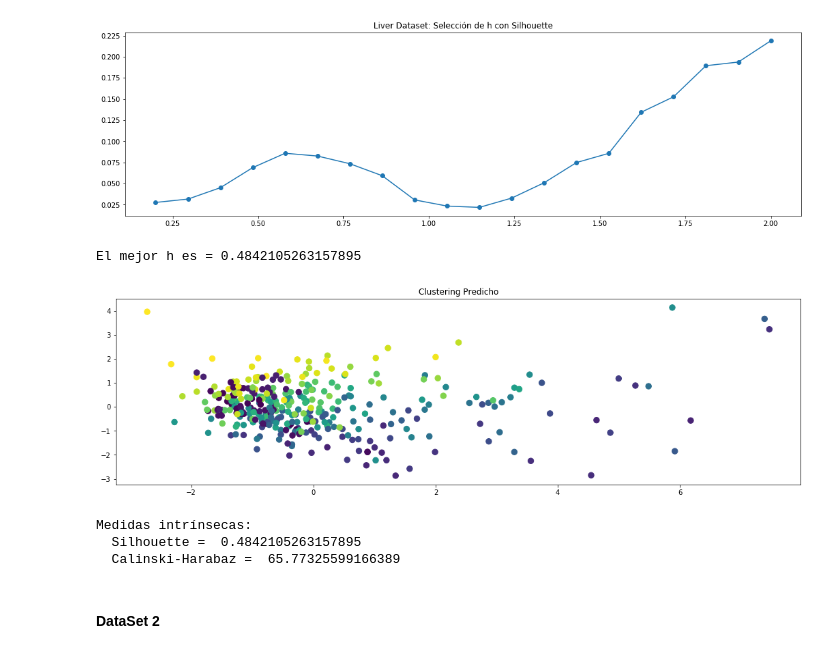
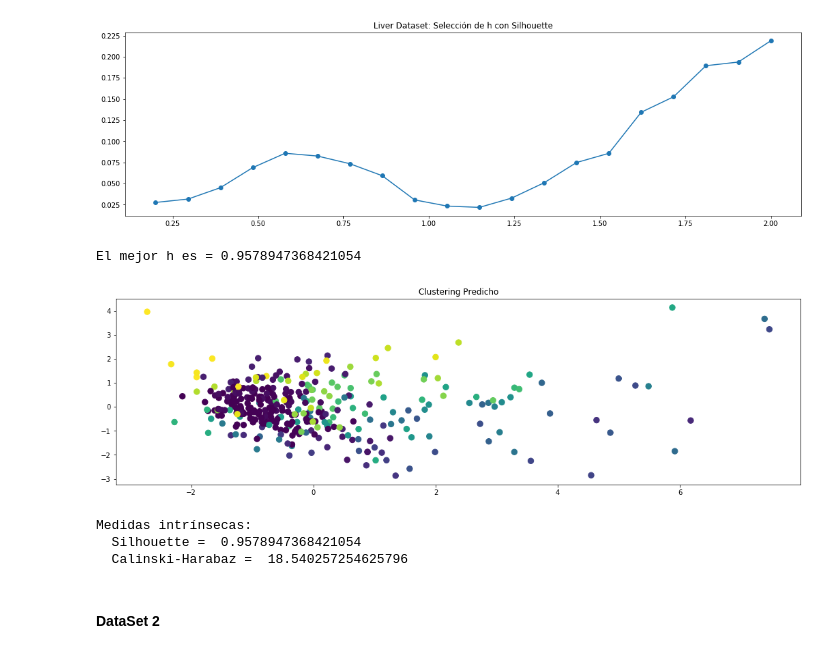
Before and after one commit to alvaronavarroguz/06MAIR-Aprendizaje-No-Supervisado, a Jupyter notebook: Trabajo_Final/Trabajo_Final.ipynb, the cells around one changed output. Cells and saved outputs as stored; diff of their text form; code cells hidden in the pictures.

```diff
--- a/Trabajo_Final/Trabajo_Final.ipynb
+++ b/Trabajo_Final/Trabajo_Final.ipynb
@@ -404,8 +404,8 @@ for disimilitud in disimilitudes:
 [figure]
 # %%
 # Haciendo uso de la regla del codo y viendo las gráficas, podemos comprobar que la mejor
-# disimilitud es "complete" (máxima) y con un k = 4
-k=4
+# disimilitud es "complete" (máxima) y con un k = 6
+k=6
 disim = 'complete'
 print("El mejor K es = " + str(k))
 print("La mejor medida de disimilitud es = " + str(disim))
@@ -441,7 +441,7 @@ np.random.seed(4)
 disimilitudes = {'single', 'complete', 'average'}
 
 # El número de veces que vamos a probar distintos parámetros
-total_pruebas = 7
+total_pruebas = 30
 
 # Lo necesito para saber cuál es la mejor disimilitud
 disimilitudes_ejecutadas = []
@@ -668,35 +668,35 @@ plt.show()
 # %% [output]
 [figure]
 # %%
-#Haciendo uso de la regla del codo, establecemos h cerca de 0.50, visualmente sabemos que es el índice 3 de set_h
-indice_h = 3
+#Haciendo uso de la regla del codo, establecemos h cerca de 0.90, visualmente sabemos que es el índice 3 de set_h
+indice_h = 8
 h = set_h[indice_h]
 print("El mejor h es = " + str(h))
 
 
 # Repetimos el clustering con la solución que dé la elbow-criteria
 ##################################################################################
 
 clustering = MeanShift(bandwidth = h).fit(X_liver)
 
 # Necesito sumar 1 porque el etiquetado predicho empieza incorrectamente por 0
 clustering.labels_  = clustering.labels_ + 1
 
 # Mostrar resultados
 fig, ax = plt.subplots(figsize=(18,5))
 ax.set_title('Clustering Predicho')
 ax.scatter(PCs_liver[:,0], PCs_liver[:,1], c = clustering.labels_, s=70)
 plt.show()
 
 imprimir_evaluacion_intrinseca(set_h[indice_h], X_liver, clustering.labels_)
 
 ds_1_eval_densi=set_h[indice_h]
 # %% [output]
-El mejor h es = 0.4842105263157895
+El mejor h es = 0.9578947368421054
-[figure, old version]
+[figure, new version]
 Medidas intrínsecas:
-  Silhouette =  0.4842105263157895
-  Calinski-Harabaz =  65.77325599166389
+  Silhouette =  0.9578947368421054
+  Calinski-Harabaz =  18.540257254625796
 # %% [markdown]
 #### DataSet 2
 # %%
```
Also changed, not shown: parts of 11 cells of this notebook.
